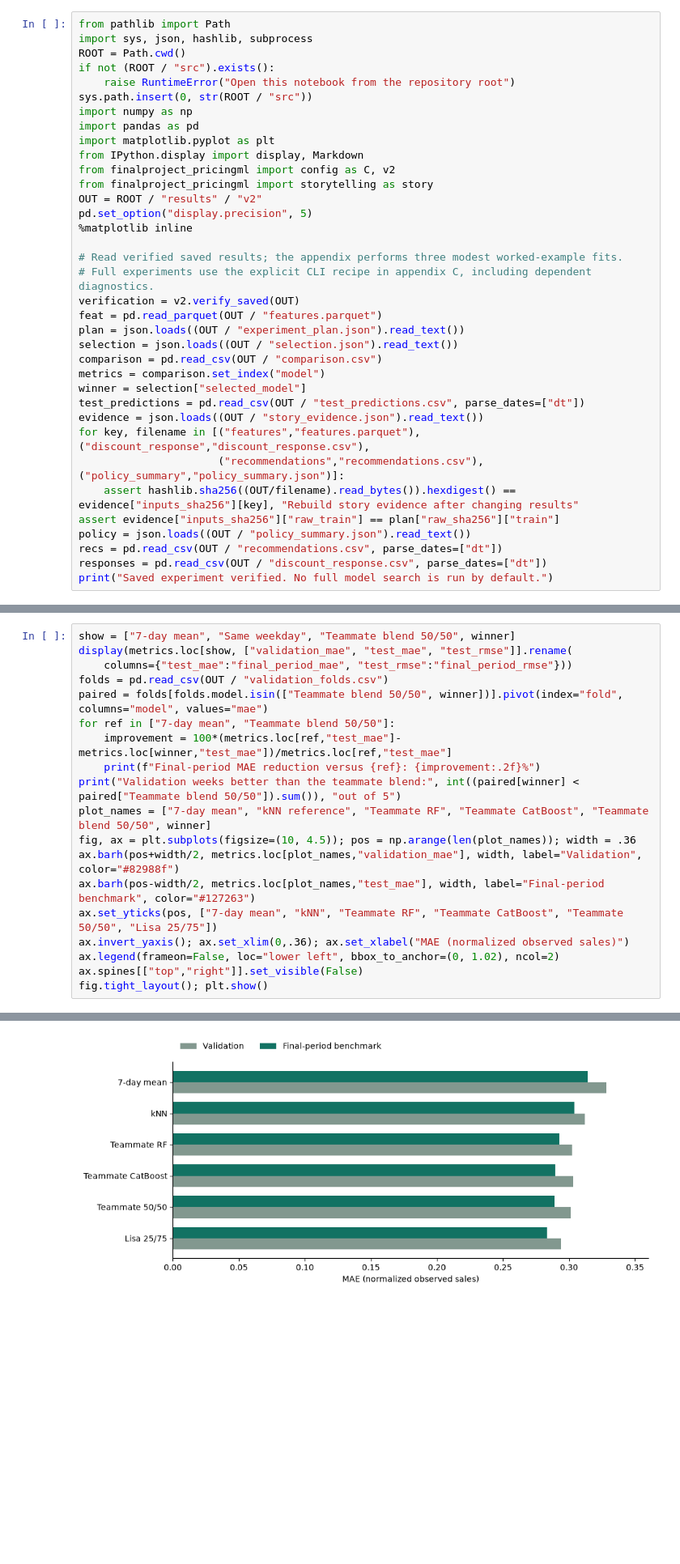
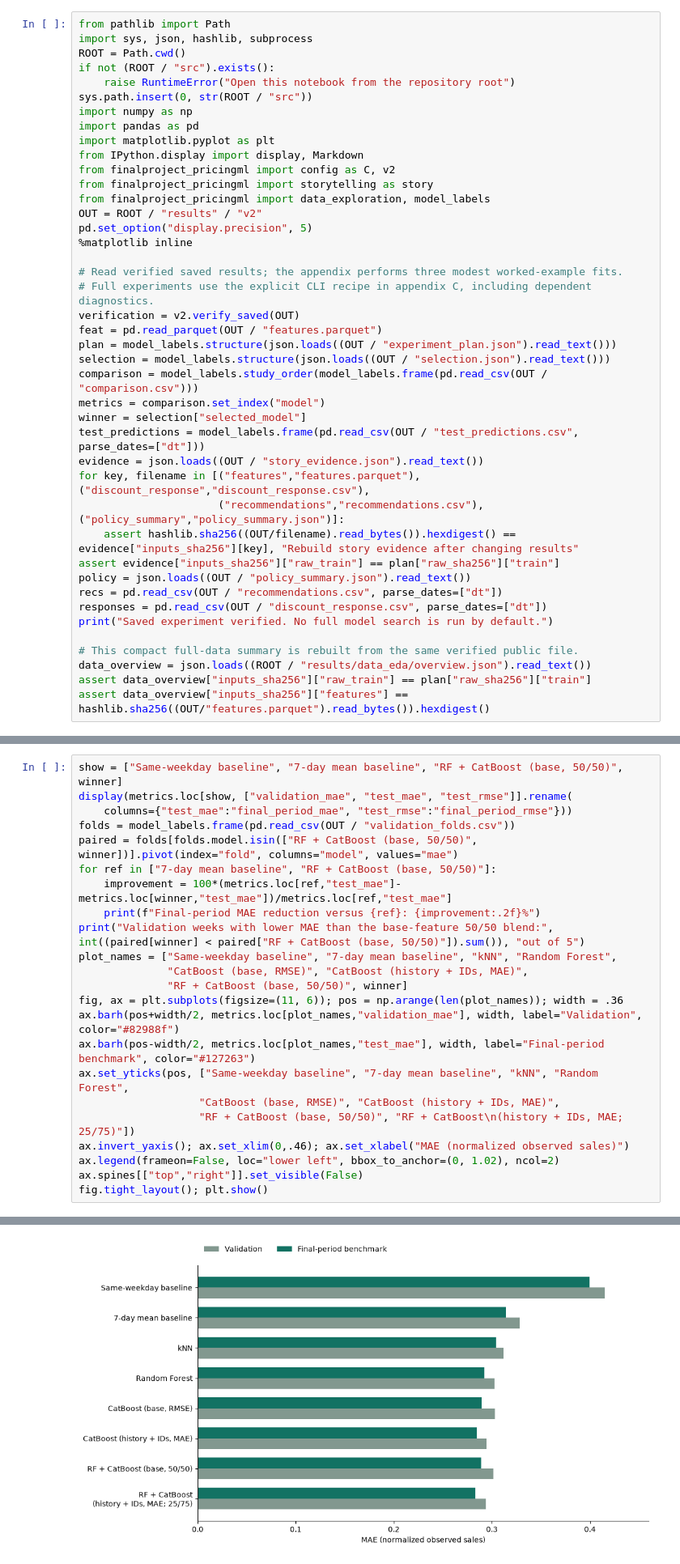
Before and after one commit to Lisayinyy/MAIB_7002, a Jupyter notebook: 02_lisa_pipeline.ipynb, the cells around one changed output, grey strips where cells are left out. Shown at 81% size. Cells and saved outputs as stored; diff of their text form; blank space fills up the shorter version.

Commit message:
Refine notebook EDA and unify model comparison labels

```diff
--- a/02_lisa_pipeline.ipynb
+++ b/02_lisa_pipeline.ipynb
@@ -110,6 +53,7 @@ import matplotlib.pyplot as plt
 from IPython.display import display, Markdown
 from finalproject_pricingml import config as C, v2
 from finalproject_pricingml import storytelling as story
+from finalproject_pricingml import data_exploration, model_labels
 OUT = ROOT / "results" / "v2"
 pd.set_option("display.precision", 5)
 %matplotlib inline
@@ -118,12 +62,12 @@ pd.set_option("display.precision", 5)
 # Full experiments use the explicit CLI recipe in appendix C, including dependent diagnostics.
 verification = v2.verify_saved(OUT)
 feat = pd.read_parquet(OUT / "features.parquet")
-plan = json.loads((OUT / "experiment_plan.json").read_text())
-selection = json.loads((OUT / "selection.json").read_text())
-comparison = pd.read_csv(OUT / "comparison.csv")
+plan = model_labels.structure(json.loads((OUT / "experiment_plan.json").read_text()))
+selection = model_labels.structure(json.loads((OUT / "selection.json").read_text()))
+comparison = model_labels.study_order(model_labels.frame(pd.read_csv(OUT / "comparison.csv")))
 metrics = comparison.set_index("model")
 winner = selection["selected_model"]
-test_predictions = pd.read_csv(OUT / "test_predictions.csv", parse_dates=["dt"])
+test_predictions = model_labels.frame(pd.read_csv(OUT / "test_predictions.csv", parse_dates=["dt"]))
 evidence = json.loads((OUT / "story_evidence.json").read_text())
 for key, filename in [("features","features.parquet"), ("discount_response","discount_response.csv"),
                       ("recommendations","recommendations.csv"), ("policy_summary","policy_summary.json")]:
@@ -133,5 +77,10 @@ policy = json.loads((OUT / "policy_summary.json").read_text())
 recs = pd.read_csv(OUT / "recommendations.csv", parse_dates=["dt"])
 responses = pd.read_csv(OUT / "discount_response.csv", parse_dates=["dt"])
 print("Saved experiment verified. No full model search is run by default.")
+
+# This compact full-data summary is rebuilt from the same verified public file.
+data_overview = json.loads((ROOT / "results/data_eda/overview.json").read_text())
+assert data_overview["inputs_sha256"]["raw_train"] == plan["raw_sha256"]["train"]
+assert data_overview["inputs_sha256"]["features"] == hashlib.sha256((OUT/"features.parquet").read_bytes()).hexdigest()
 # %% [output]
 Saved experiment verified. No full model search is run by default.
@@ -720,19 +675,23 @@ the forecasting part of the project, before making any claim about a pricing pol
 # %%
-show = ["7-day mean", "Same weekday", "Teammate blend 50/50", winner]
+show = ["Same-weekday baseline", "7-day mean baseline", "RF + CatBoost (base, 50/50)", winner]
 display(metrics.loc[show, ["validation_mae", "test_mae", "test_rmse"]].rename(
     columns={"test_mae":"final_period_mae", "test_rmse":"final_period_rmse"}))
-folds = pd.read_csv(OUT / "validation_folds.csv")
-paired = folds[folds.model.isin(["Teammate blend 50/50", winner])].pivot(index="fold", columns="model", values="mae")
-for ref in ["7-day mean", "Teammate blend 50/50"]:
+folds = model_labels.frame(pd.read_csv(OUT / "validation_folds.csv"))
+paired = folds[folds.model.isin(["RF + CatBoost (base, 50/50)", winner])].pivot(index="fold", columns="model", values="mae")
+for ref in ["7-day mean baseline", "RF + CatBoost (base, 50/50)"]:
     improvement = 100*(metrics.loc[ref,"test_mae"]-metrics.loc[winner,"test_mae"])/metrics.loc[ref,"test_mae"]
     print(f"Final-period MAE reduction versus {ref}: {improvement:.2f}%")
-print("Validation weeks better than the teammate blend:", int((paired[winner] < paired["Teammate blend 50/50"]).sum()), "out of 5")
-plot_names = ["7-day mean", "kNN reference", "Teammate RF", "Teammate CatBoost", "Teammate blend 50/50", winner]
-fig, ax = plt.subplots(figsize=(10, 4.5)); pos = np.arange(len(plot_names)); width = .36
+print("Validation weeks with lower MAE than the base-feature 50/50 blend:", int((paired[winner] < paired["RF + CatBoost (base, 50/50)"]).sum()), "out of 5")
+plot_names = ["Same-weekday baseline", "7-day mean baseline", "kNN", "Random Forest",
+              "CatBoost (base, RMSE)", "CatBoost (history + IDs, MAE)",
+              "RF + CatBoost (base, 50/50)", winner]
+fig, ax = plt.subplots(figsize=(11, 6)); pos = np.arange(len(plot_names)); width = .36
 ax.barh(pos+width/2, metrics.loc[plot_names,"validation_mae"], width, label="Validation", color="#82988f")
 ax.barh(pos-width/2, metrics.loc[plot_names,"test_mae"], width, label="Final-period benchmark", color="#127263")
-ax.set_yticks(pos, ["7-day mean", "kNN", "Teammate RF", "Teammate CatBoost", "Teammate 50/50", "Lisa 25/75"])
-ax.invert_yaxis(); ax.set_xlim(0,.36); ax.set_xlabel("MAE (normalized observed sales)")
+ax.set_yticks(pos, ["Same-weekday baseline", "7-day mean baseline", "kNN", "Random Forest",
+                   "CatBoost (base, RMSE)", "CatBoost (history + IDs, MAE)",
+                   "RF + CatBoost (base, 50/50)", "RF + CatBoost\n(history + IDs, MAE; 25/75)"])
+ax.invert_yaxis(); ax.set_xlim(0,.46); ax.set_xlabel("MAE (normalized observed sales)")
 ax.legend(frameon=False, loc="lower left", bbox_to_anchor=(0, 1.02), ncol=2)
 ax.spines[["top","right"]].set_visible(False)
 fig.tight_layout(); plt.show()
@@ -749,2 +708,2 @@ Validation weeks better than the teammate blend: 5 out of 5
-[figure, old version]
+[figure, new version]
 # %% [markdown]
```
Also changed, not shown: parts of 135 cells of this notebook, 18 other files.
